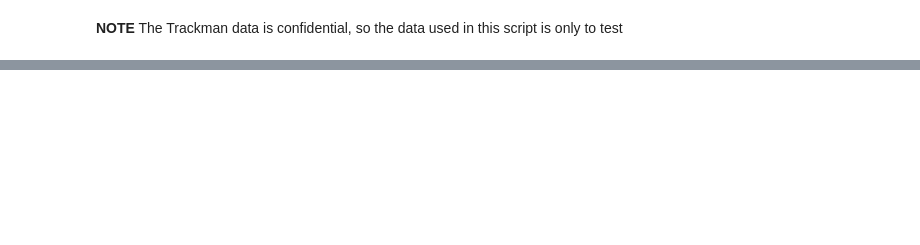
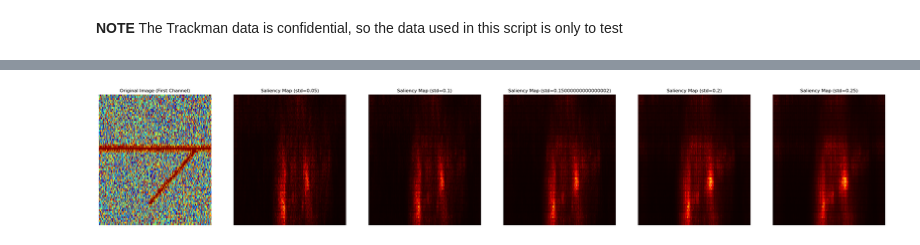
Before and after one commit to norle/dl_p4_g41, a Jupyter notebook: scripts/main2.ipynb, the cells around one changed output, grey strips where cells are left out. Cells and saved outputs as stored; diff of their text form; code cells hidden in the pictures; blank space fills up the shorter version.

Commit message:
training works and added saliency maps

```diff
--- a/scripts/main2.ipynb
+++ b/scripts/main2.ipynb
@@ -79,0 +81,5 @@ Error:
+# %%
+model = MODEL().to(DEVICE)
+model.apply(weights_init_uniform_rule)
+
+optimizer = OPTIMIZER(model.parameters(), lr=LEARNING_RATE, weight_decay=WEIGHT_DECAY)
@@ -79,0 +251,55 @@ Error:
+# %%
+images = next(iter(test_data_loader))
+input_tensor, labels = images["spectrogram"].to(DEVICE), images["target"].to(DEVICE)
+
+original_image_first_channel = input_tensor[0, 0, :, :].detach().cpu().numpy()
+input_tensor = input_tensor[0,:,:,:]
+labels = labels[0]
+# %%
+# from saliency import smooth_grad
+import importlib
+import saliency
+importlib.reload(saliency)
+from saliency import smooth_grad
+
+TS_CROPTWIDTH = (-150, 200)
+VR_CROPTWIDTH = (-60, 15)
+
+fig, axs = plt.subplots(1, 6, figsize=(36, 6))
+axs[0].imshow(original_image_first_channel, aspect="auto",
+    extent=[TS_CROPTWIDTH[0]/1000,TS_CROPTWIDTH[1]/1000,
+            VR_CROPTWIDTH[0],VR_CROPTWIDTH[1]],
+    origin="upper",
+    interpolation='nearest',
+    cmap="jet")
+axs[0].set_title("Original Image (First Channel)")
+axs[0].axis('off')
+
+print
+for i in range(1, 6):
+    std = 0.05*i
+    saliency_map = smooth_grad(model, input_tensor, labels, num_samples=50, noise_level=std, device=DEVICE)
+
+    # Extract the first channel of the original image
+
+    # Ensure the saliency map is in the correct shape
+    saliency_map_reshaped = saliency_map.squeeze()
+
+    # Create the figure with two subplots
+
+
+    # Plot the saliency map on the right
+    axs[i].imshow(saliency_map_reshaped, origin='upper', aspect="auto",
+        extent=[TS_CROPTWIDTH[0]/1000,TS_CROPTWIDTH[1]/1000,
+                VR_CROPTWIDTH[0],VR_CROPTWIDTH[1]],
+        interpolation='nearest',
+        cmap='hot')
+    axs[i].set_title(f"Saliency Map (std={std})")
+    axs[i].axis('off')
+
+# Save the figure
+# plt.tight_layout()
+# plt.savefig(f"plots/saliency_map_comparison_}.png", dpi=300)
+plt.show()
+# %% [output]
+[figure, added]
```
Also changed, not shown: parts of 6 cells of this notebook, 1 other file.
